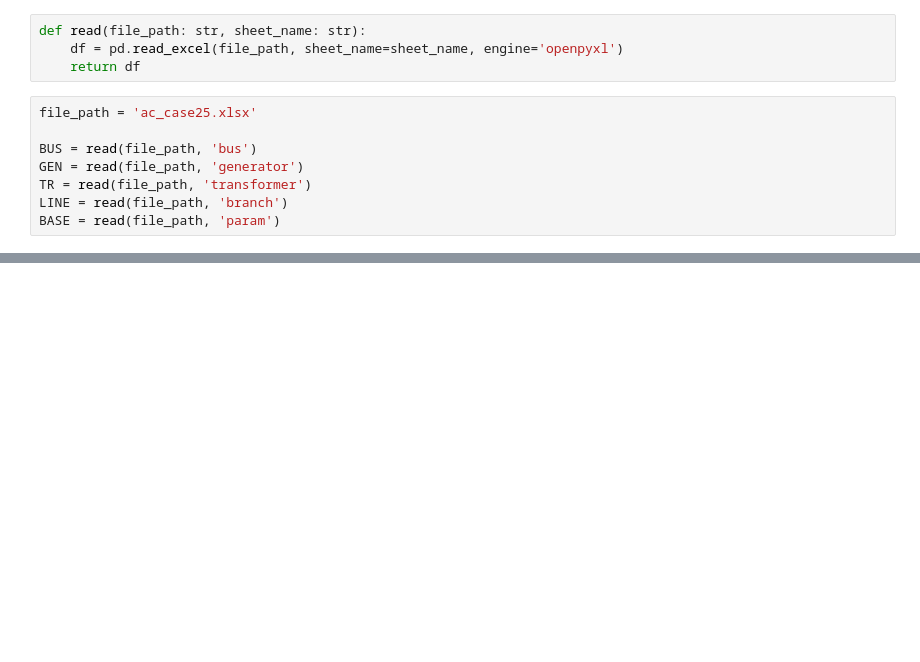
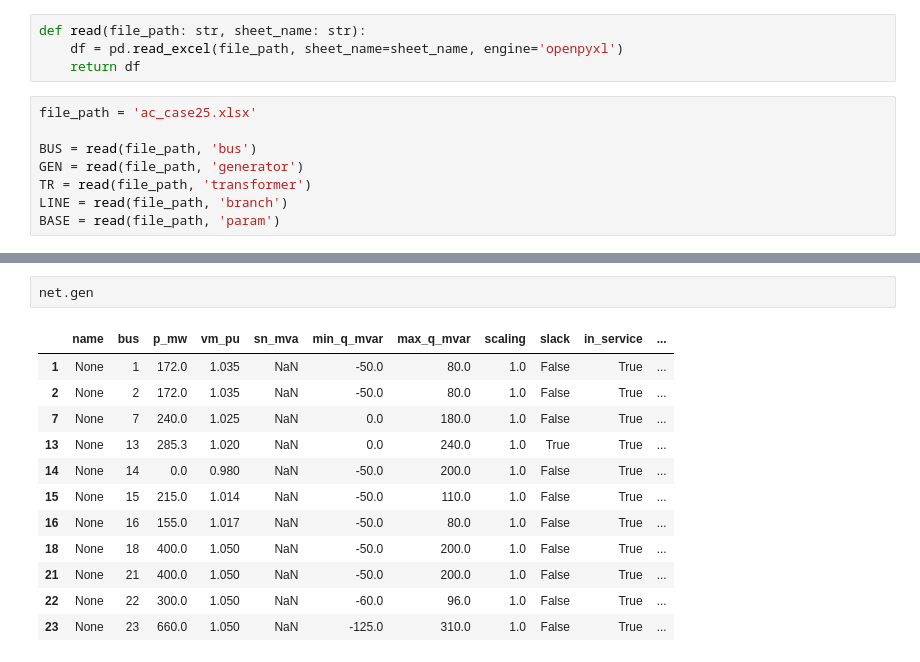
Before and after one commit to kwoong2001/pyomoatoz, a Jupyter notebook: nthPractice/pandapower/case25.ipynb, the cells around one changed output, grey strips where cells are left out. Drawn from its saved outputs; the diff is of its cells as text; blank space fills up the shorter version.

```diff
--- a/nthPractice/pandapower/case25.ipynb
+++ b/nthPractice/pandapower/case25.ipynb
@@ -38,0 +131,15 @@ print(BUS)
+# %%
+net.gen
+# %% [output]
+|  | name | bus | p_mw | vm_pu | sn_mva | min_q_mvar | max_q_mvar | scaling | slack | in_service | ... |
+| 1 | None | 1 | 172.0 | 1.035 | NaN | -50.0 | 80.0 | 1.0 | False | True | ... |
+| 2 | None | 2 | 172.0 | 1.035 | NaN | -50.0 | 80.0 | 1.0 | False | True | ... |
+| 7 | None | 7 | 240.0 | 1.025 | NaN | 0.0 | 180.0 | 1.0 | False | True | ... |
+| 13 | None | 13 | 285.3 | 1.020 | NaN | 0.0 | 240.0 | 1.0 | True | True | ... |
+| 14 | None | 14 | 0.0 | 0.980 | NaN | -50.0 | 200.0 | 1.0 | False | True | ... |
+| 15 | None | 15 | 215.0 | 1.014 | NaN | -50.0 | 110.0 | 1.0 | False | True | ... |
+| 16 | None | 16 | 155.0 | 1.017 | NaN | -50.0 | 80.0 | 1.0 | False | True | ... |
+| 18 | None | 18 | 400.0 | 1.050 | NaN | -50.0 | 200.0 | 1.0 | False | True | ... |
+| 21 | None | 21 | 400.0 | 1.050 | NaN | -50.0 | 200.0 | 1.0 | False | True | ... |
+| 22 | None | 22 | 300.0 | 1.050 | NaN | -60.0 | 96.0 | 1.0 | False | True | ... |
+| 23 | None | 23 | 660.0 | 1.050 | NaN | -125.0 | 310.0 | 1.0 | False | True | ... |
```
Also changed, not shown: parts of 26 cells of this notebook, 1 other file.
